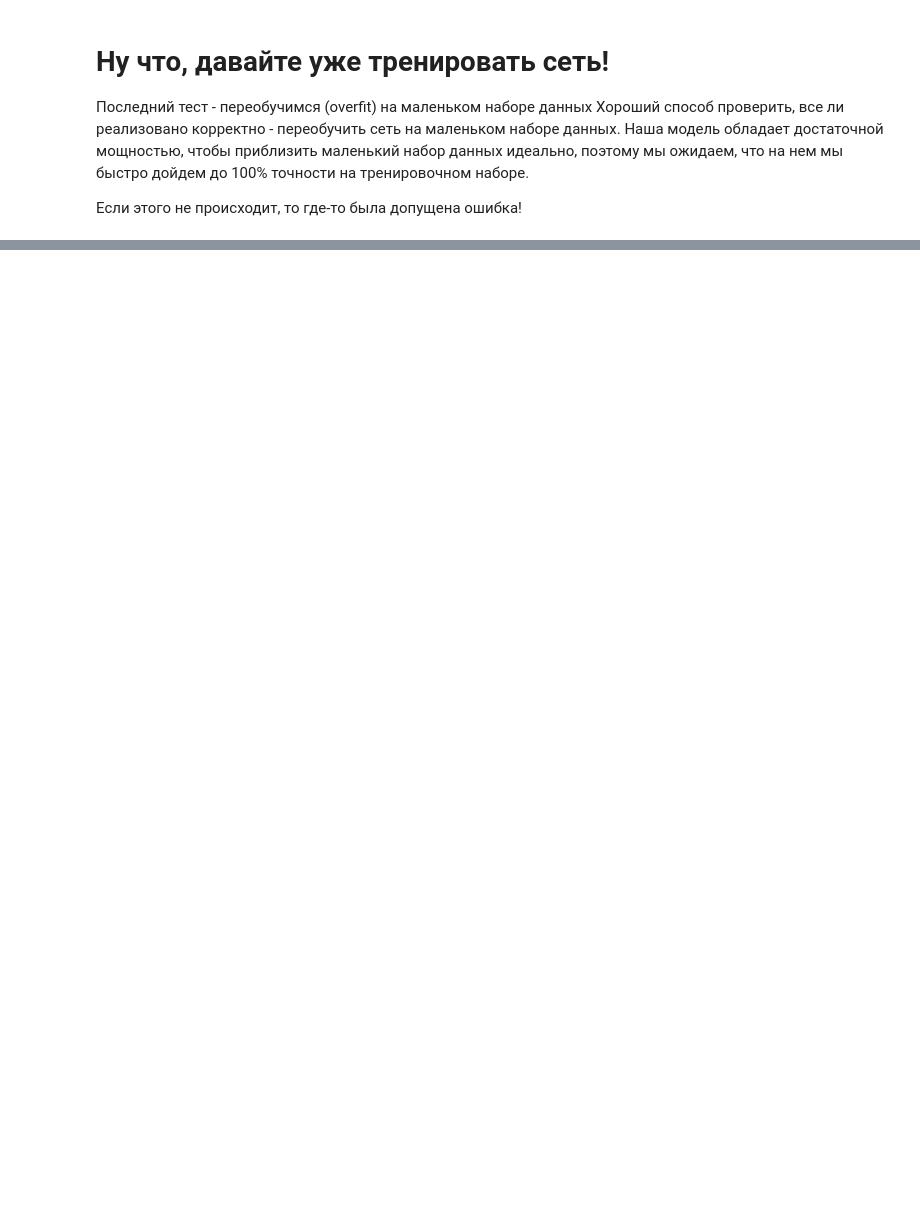
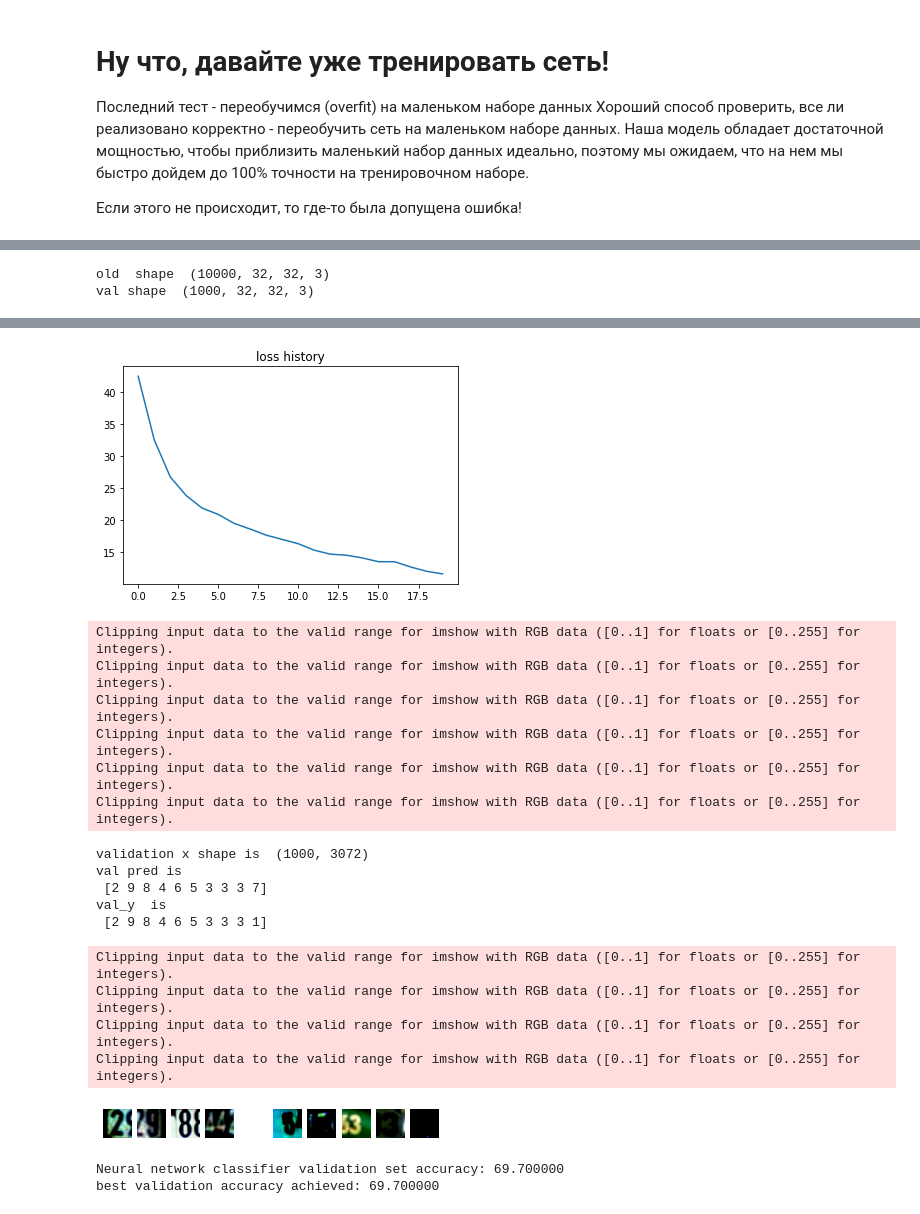
Before and after one commit to ArseniyKa/Mashine-Learning-Examples, a Jupyter notebook: NeuralNetwork.ipynb, the cells around one changed output, grey strips where cells are left out. Cells and saved outputs as stored; diff of their text form; code cells hidden in the pictures; blank space fills up the shorter version.

```diff
--- a/NeuralNetwork.ipynb
+++ b/NeuralNetwork.ipynb
@@ -390,0 +362,60 @@ Neural network classifier test set accuracy: 100.000000
+# %%
+print("old  shape ", old_shape)
+reshaped_val_X = val_X.reshape (val_X.shape[0], 32, 32, 3)
+print("val shape ", reshaped_val_X.shape)
+# %% [output]
+old  shape  (10000, 32, 32, 3)
+val shape  (1000, 32, 32, 3)
+# %%
+# Let's train the best one-hidden-layer network we can
+
+learning_rates = 1e-2
+reg_strength = 1e-5
+learning_rate_decay = 0.999
+hidden_layer_size = 150
+num_epochs = 20
+batch_size = 20
+resh_val_X = val_X.reshape(val_X.shape[0], 32, 32, 3)
+np.random.seed(7777)
+print("resh val x shape is ", resh_val_X.shape)
+
+model = TwoLayerNet(n_input = train_X.shape[1], n_output = 10, hidden_layer_size = hidden_layer_size, reg = reg_strength)
+dataset = Dataset(train_X, train_y, val_X, val_y)
+trainer = Trainer(model, dataset, SGD(),batch_size =batch_size, num_epochs=num_epochs,  learning_rate=learning_rates, learning_rate_decay=learning_rate_decay)
+# # You should see even better results than before!
+loss_history, train_history, val_history = trainer.fit()
+
+print("learning rate is ", trainer.learning_rate)
+
+plt.title("loss history")
+plt.plot(loss_history)
+plt.show()
+
+number = 10
+print("validation x shape is ", val_X.shape)
+validation_pred = model.predict(val_X[:number])
+print("val pred is \n", validation_pred)
+print("val_y  is \n", val_y[:number])
+
+for i in range(number):
+        plt.subplot(1, number, i+1)
+        image = (resh_val_X[i])
+        image = image/np.amax(image) # if float
+        plt.imshow(image)
+        plt.axis('off')
+
+plt.show()
+
+val_pred = model.predict(val_X)
+validation_accuracy = multiclass_accuracy(val_pred, val_y)*100
+print('Neural network classifier validation set accuracy: %f' % (validation_accuracy, ))
+
+best_val_accuracy = validation_accuracy
+# TODO find the best hyperparameters to train the network
+# Don't hesitate to add new values to the arrays above, perform experiments, use any tricks you want
+# You should expect to get to at least 40% of valudation accuracy
+# Save loss/train/history of the best classifier to the variables above
+
+
+print('best validation accuracy achieved: %f' % best_val_accuracy)
+# %% [output]
@@ -390,0 +439,19 @@ Neural network classifier test set accuracy: 100.000000
+[figure, added]
+Clipping input data to the valid range for imshow with RGB data ([0..1] for floats or [0..255] for integers).
+Clipping input data to the valid range for imshow with RGB data ([0..1] for floats or [0..255] for integers).
+Clipping input data to the valid range for imshow with RGB data ([0..1] for floats or [0..255] for integers).
+Clipping input data to the valid range for imshow with RGB data ([0..1] for floats or [0..255] for integers).
+Clipping input data to the valid range for imshow with RGB data ([0..1] for floats or [0..255] for integers).
+Clipping input data to the valid range for imshow with RGB data ([0..1] for floats or [0..255] for integers).
+validation x shape is  (1000, 3072)
+val pred is
+ [2 9 8 4 6 5 3 3 3 7]
+val_y  is
+ [2 9 8 4 6 5 3 3 3 1]
+Clipping input data to the valid range for imshow with RGB data ([0..1] for floats or [0..255] for integers).
+Clipping input data to the valid range for imshow with RGB data ([0..1] for floats or [0..255] for integers).
+Clipping input data to the valid range for imshow with RGB data ([0..1] for floats or [0..255] for integers).
+Clipping input data to the valid range for imshow with RGB data ([0..1] for floats or [0..255] for integers).
+[figure, added]
+Neural network classifier validation set accuracy: 69.700000
+best validation accuracy achieved: 69.700000
```
Also changed, not shown: parts of 11 cells of this notebook, 3 other files.
